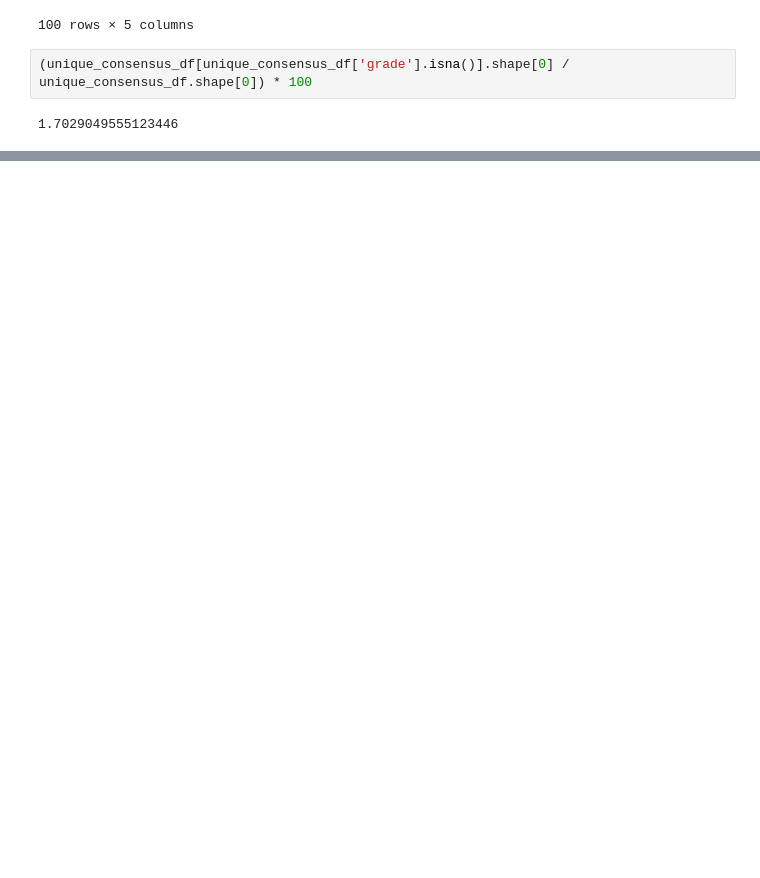
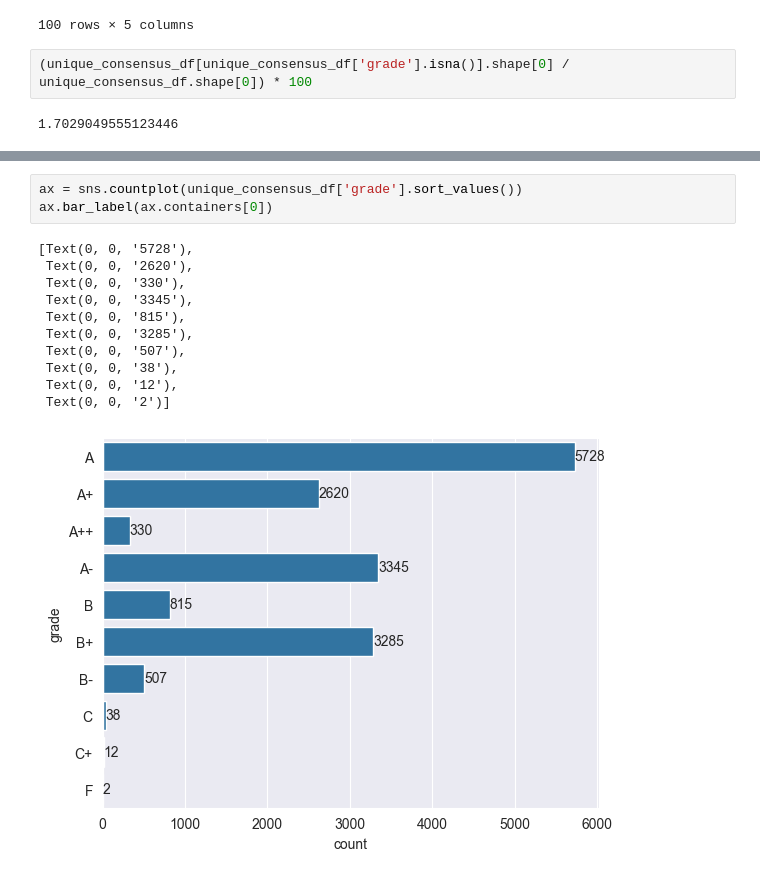
Before and after one commit to m-messer/Grading-Documentation-with-Machine-Learning, a Jupyter notebook: menagerie_unique_processor.ipynb, the cells around one changed output, grey strips where cells are left out. Saved outputs shown, nothing was run; the diff lists cells and outputs as text; blank space fills up the shorter version.

```diff
--- a/menagerie_unique_processor.ipynb
+++ b/menagerie_unique_processor.ipynb
@@ -146,0 +141,15 @@ Name: count, dtype: int64
+# %%
+ax = sns.countplot(unique_consensus_df['grade'].sort_values())
+ax.bar_label(ax.containers[0])
+# %% [output]
+[Text(0, 0, '5728'),
+ Text(0, 0, '2620'),
+ Text(0, 0, '330'),
+ Text(0, 0, '3345'),
+ Text(0, 0, '815'),
+ Text(0, 0, '3285'),
+ Text(0, 0, '507'),
+ Text(0, 0, '38'),
+ Text(0, 0, '12'),
+ Text(0, 0, '2')]
+[figure, added]
```
Also changed, not shown: parts of 7 cells of this notebook, 6 other files.
